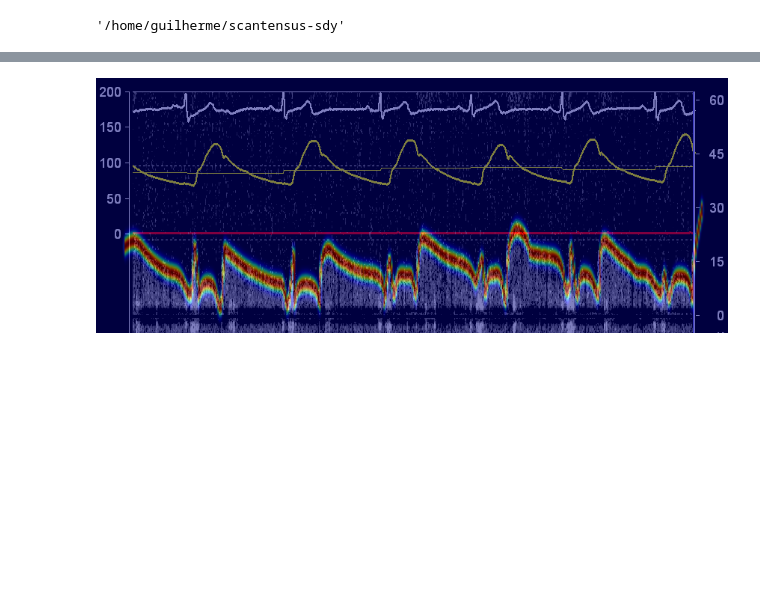
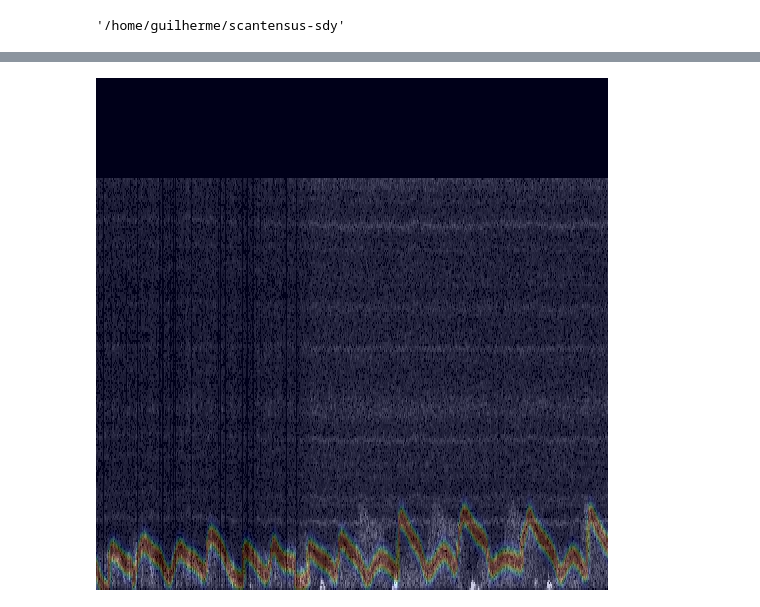
Before and after one commit to mshunshin/scantensus-sdy, a Jupyter notebook: experiments/fetch_labels.ipynb, the cells around one changed output, grey strips where cells are left out. Saved outputs shown, nothing was run; the diff lists cells and outputs as text; code cells hidden in the pictures; blank space fills up the shorter version.

Commit message:
(feat) crop, pad and scale transforms are working!

```diff
--- a/experiments/fetch_labels.ipynb
+++ b/experiments/fetch_labels.ipynb
@@ -6,9 +6,6 @@
 '/home/guilherme/scantensus-sdy'
 # %%
 from pathlib import Path
-
-from src.pressure_damping.label_processer import FirebaseCurveFetcher
-from src.utils.cluster_source import ClusterSource
 
 from src.utils.matt_heatmap import UnityMakeHeatmaps
 from src.pressure_damping.pretransformations import PretransformationsModule
@@ -26,10 +23,10 @@ from ipywidgets import interact, interactive
 import PIL
 import PIL.Image
 
-IMAGE_SHAPE = (170, 422)
+IMAGE_SHAPE = (512, 512)
 
 dataset = CurveDataset(
-    projects=['imp-coro-flow-inv'],
+    projects=['imp-coro-shunshin-sdy-flow-good'],
     output_shape=IMAGE_SHAPE,
     firebase_certificate=Path('.firebase.json')
 )
@@ -54,2 +50,0 @@ WARNING:root:Missing mapping for curve-flow, using old name
-# %%
-image, raw_labels, T = dataset[0]
@@ -57,0 +51,10 @@ image, raw_labels, T = dataset[0]
+# %%
+res = dataset[0]
+
+image = res['image']
+T = res['transform_matrix']
+width_shift = res['width_shift']
+height_shift = res['height_shift']
+labels = res['labels']
+
+image.shape
@@ -58,25 +64,25 @@ image, raw_labels, T = dataset[0]
 # %%
 def plot_image_with_heatmap(index: int):
-    image, raw_labels, T = dataset[index]
+    res = dataset[index]
 
-    H = image.shape[1]
-    W = image.shape[2]
+    image = res['image']
+    T = res['transform_matrix']
+    width_shift = res['width_shift']
+    height_shift = res['height_shift']
+    raw_labels = res['labels']
 
     heatmap_gen = UnityMakeHeatmaps(
         keypoint_names=['curve-flow'],
-        image_crop_size=(H, W),
-        image_out_size=(H, W)
+        image_crop_size=(dataset.crop_shape[0], dataset.crop_shape[1]),
+        image_out_size=(dataset.output_shape[0], dataset.output_shape[1]),
     )
 
-    heatmaps, weights = heatmap_gen(
+    heatmaps, weights = heatmap_gen.forward(
         label_data=[raw_labels],
-        label_height_shift=[0],
-        label_width_shift=[0],
-        transform_matrix=[torch.eye(3)]
+        label_height_shift=[height_shift],
+        label_width_shift=[width_shift],
+        transform_matrix=[T]
     )
-
-    # apply the 3x3 transform matrix T to the image
-
 
     # rendering stuff
 
@@ -85,8 +91,8 @@ def plot_image_with_heatmap(index: int):
 
     heatmap_jetted = PIL.Image.fromarray((jet_map(heatmap.numpy()) * 255).astype(np.uint8))
 
-    SHOW_H = H // 1
-    SHOW_W = W // 1
+    SHOW_H = dataset.output_shape[0] // 1
+    SHOW_W = dataset.output_shape[1] // 1
 
     resized_heatmap = torchvision.transforms.Resize((SHOW_H, SHOW_W))(heatmap_jetted)
     original_image = torchvision.transforms.Resize((SHOW_H, SHOW_W))(torchvision.transforms.ToPILImage()(image))
@@ -94,7 +100,7 @@ def plot_image_with_heatmap(index: int):
     resized_heatmap = resized_heatmap.convert('RGBA')
     original_image = original_image.convert('RGBA')
 
-    blended = PIL.Image.blend(original_image, resized_heatmap, alpha=0.5)
+    blended = PIL.Image.blend(original_image, resized_heatmap, alpha=0.2)
 
     return blended
 
@@ -104,4 +110,4 @@ plot_image_with_heatmap(0)
-[figure, old version]
+[figure, new version]
 # %%
 def new_plot_image_with_heatmap(index: int):
     image, raw_labels, T = dataset[index]
```
Also changed, not shown: parts of 6 cells of this notebook, 3 other files.
